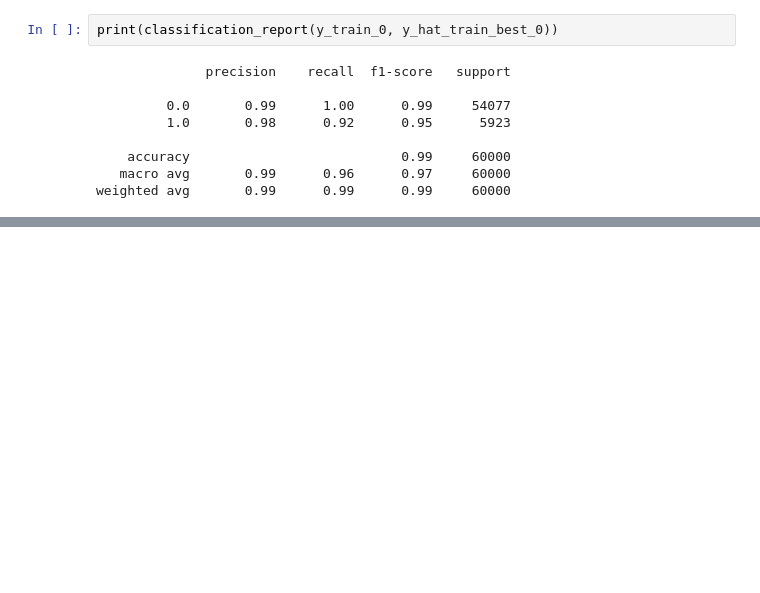
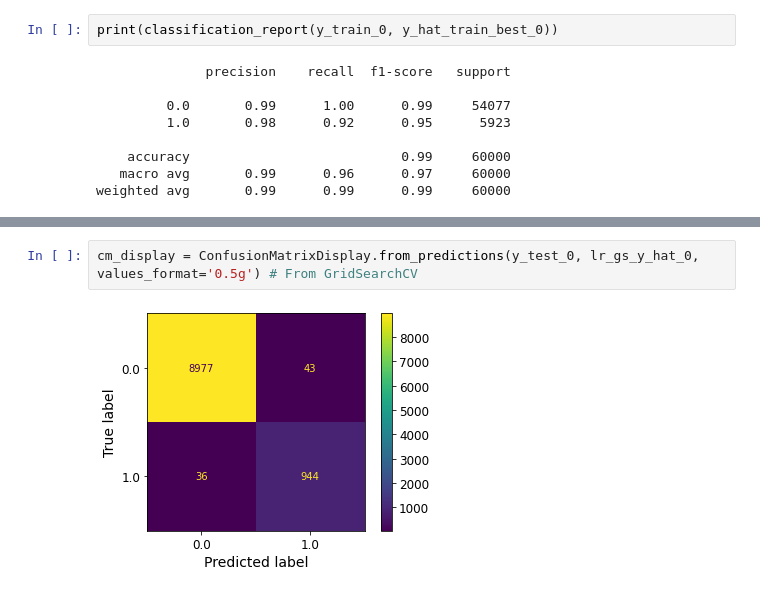
Before and after one commit to ananddotiyer/IIT-M, a Jupyter notebook: My Notes/MLP/Week6.ipynb, the cells around one changed output, grey strips where cells are left out. Cells and saved outputs as stored; diff of their text form; blank space fills up the shorter version.

```diff
--- a/My Notes/MLP/Week6.ipynb
+++ b/My Notes/MLP/Week6.ipynb
@@ -309,0 +416,4 @@ weighted avg       0.99      0.99      0.99     60000
+# %%
+cm_display = ConfusionMatrixDisplay.from_predictions(y_test_0, lr_gs_y_hat_0, values_format='0.5g') # From GridSearchCV
+# %% [output]
+[figure, added]
```
Also changed, not shown: parts of 24 cells of this notebook.
